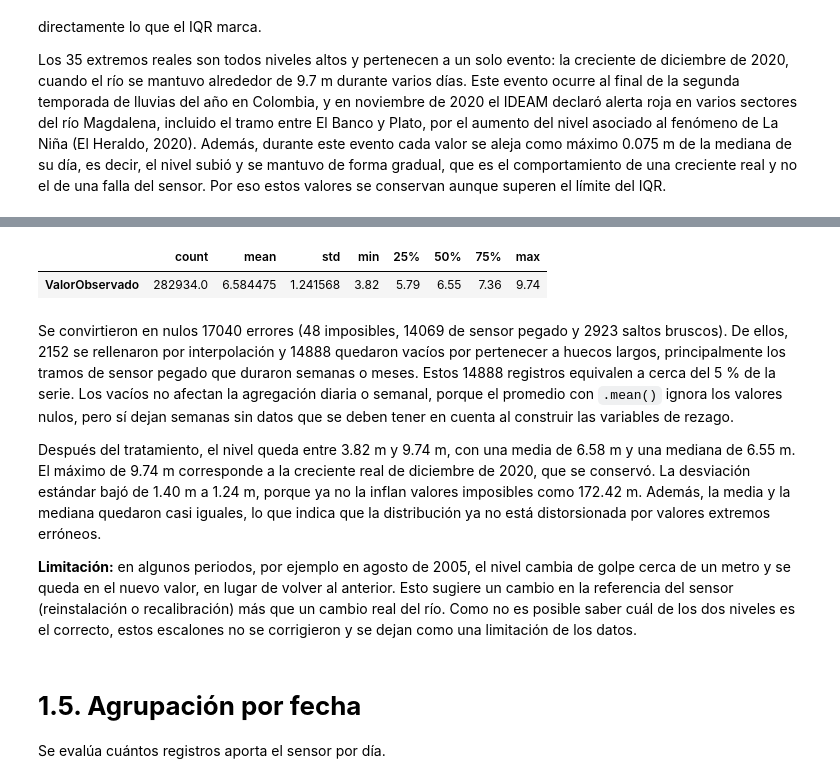
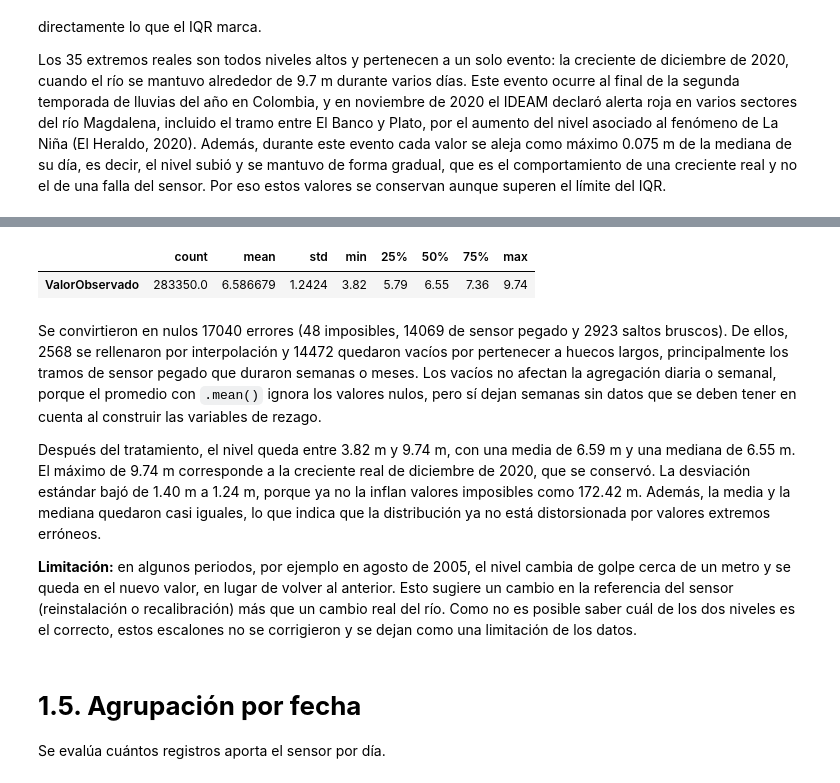
Before and after one commit to AlfonsoMSDL/Proyecto-Aprendizaje-Supervizado-IA, a Jupyter notebook: PromedioNivelMax.ipynb, the cells around one changed output, grey strips where cells are left out. Drawn from its saved outputs; the diff is of its cells as text; code cells hidden in the pictures.

Commit message:
Arreglando tratamiento datos atípicos

```diff
--- a/PromedioNivelMax.ipynb
+++ b/PromedioNivelMax.ipynb
@@ -229,13 +254,10 @@ Por esta razón, en vez de eliminar todo lo que el IQR marca, cada registro se c
 ### **Regla 1: valores físicamente imposibles**
 Un nivel por debajo de 1 m significa que el sensor no registró bien la medición, ya que el río no baja a ese nivel en este punto. Los valores por encima del límite físico máximo corresponden a errores de transmisión.
 # %%
-# Regla 1: valores físicamente imposibles
-# Un nivel por debajo de 1 m no es posible en este punto del río, y valores
-# muy por encima del máximo plausible son errores de transmisión.
-LIMITE_FISICO_MIN = 1.0   # metros. Hay un salto de 0.3 m a 2.4 m en los valores más bajos
-LIMITE_FISICO_MAX = 15.0  # metros. Hay un salto de 10.64 m a 15.36 m en los valores más altos
+LIMITE_FISICO_MIN = 1.0
+LIMITE_FISICO_MAX = 15.0
 
-df["imposible"] = (df["ValorObservado"] < LIMITE_FISICO_MIN) | (df["ValorObservado"] >= LIMITE_FISICO_MAX)
+df["imposible"] = (df["ValorObservado"] < LIMITE_FISICO_MIN) | (df["ValorObservado"] > LIMITE_FISICO_MAX)
 
 print(f"Registros con valores imposibles: {df['imposible'].sum()}")
 imposibles = df.loc[df["imposible"], ["FechaObservacion", "ValorObservado"]]
@@ -427,7 +515,7 @@ Si un registro cumple varias reglas a la vez, se le asigna una sola categoría c
 # Clasificación final de cada registro (si cumple varias reglas, gana la de más abajo)
 df["tipo_atipico"] = "normal"
 df.loc[df["fuera_iqr"], "tipo_atipico"] = "extremo_real"
-df.loc[df["pico"], "tipo_atipico"] = "error_pico"
+df.loc[df["pico"], "tipo_atipico"] = "error_salto_brusco"
 df.loc[df["pegado"], "tipo_atipico"] = "error_sensor_pegado"
 df.loc[df["imposible"], "tipo_atipico"] = "error_imposible"
 
@@ -576,20 +690,19 @@ El límite se mide en tiempo y no en número de filas porque el sensor no siempr
 # Se guarda una copia con la clasificación por si se necesita más adelante
 df_clasificado = df.copy()
 
-# 1. Los errores se convierten en nulos. Los extremos reales NO se tocan
+# Los errores se convierten en nulos. Los extremos reales NO se tocan
 es_error = df["tipo_atipico"].str.startswith("error")
 df["ValorObservado"] = df["ValorObservado"].mask(es_error)
 print(f"Errores convertidos en nulos: {es_error.sum()}")
 
-# 2. Interpolación solo en huecos cortos, medidos en TIEMPO y no en número de filas,
-#    porque el sensor a veces mide cada hora y a veces cada 10 minutos
-MAX_HUECO = pd.Timedelta(hours=4)
+# Interpolación solo en huecos cortos, medidos en TIEMPO y no en número de filas
+MAX_HUECO = pd.Timedelta(hours=6)
 
 serie = df.set_index("FechaObservacion")["ValorObservado"]
 es_nulo = serie.isna()
 tiempos = serie.index.to_series()
-anterior_valido = tiempos.where(~es_nulo).ffill()   # fecha del último dato bueno antes del hueco
-siguiente_valido = tiempos.where(~es_nulo).bfill()  # fecha del primer dato bueno después del hueco
+anterior_valido = tiempos.where(~es_nulo).ffill()
+siguiente_valido = tiempos.where(~es_nulo).bfill()
 duracion_hueco = siguiente_valido - anterior_valido
 
 rellenable = es_nulo & (duracion_hueco <= MAX_HUECO)
@@ -599,7 +712,7 @@ df["ValorObservado"] = serie.where(~rellenable, interpolada).to_numpy()
 print(f"Nulos rellenados por interpolación (huecos de hasta {MAX_HUECO}): {rellenable.sum()}")
 print(f"Nulos que quedan (huecos largos, se dejan vacíos): {df['ValorObservado'].isna().sum()}")
 
-# 3. Se dejan solo las dos columnas originales para los pasos siguientes
+# Se dejan solo las dos columnas originales para los pasos siguientes
 df = df[["FechaObservacion", "ValorObservado"]]
 display(df["ValorObservado"].describe().to_frame().T)
 # %% [output]
@@ -609,9 +722,9 @@ Nulos que quedan (huecos largos, se dejan vacíos): 14888
 |  | count | mean | std | min | 25% | 50% | 75% | max |
-| ValorObservado | 282934.0 | 6.584475 | 1.241568 | 3.82 | 5.79 | 6.55 | 7.36 | 9.74 |
+| ValorObservado | 283350.0 | 6.586679 | 1.2424 | 3.82 | 5.79 | 6.55 | 7.36 | 9.74 |
 # %% [markdown]
-Se convirtieron en nulos 17040 errores (48 imposibles, 14069 de sensor pegado y 2923 saltos bruscos). De ellos, 2152 se rellenaron por interpolación y 14888 quedaron vacíos por pertenecer a huecos largos, principalmente los tramos de sensor pegado que duraron semanas o meses. Estos 14888 registros equivalen a cerca del 5 % de la serie. Los vacíos no afectan la agregación diaria o semanal, porque el promedio con `.mean()` ignora los valores nulos, pero sí dejan semanas sin datos que se deben tener en cuenta al construir las variables de rezago.
+Se convirtieron en nulos 17040 errores (48 imposibles, 14069 de sensor pegado y 2923 saltos bruscos). De ellos, 2568 se rellenaron por interpolación y 14472 quedaron vacíos por pertenecer a huecos largos, principalmente los tramos de sensor pegado que duraron semanas o meses. Los vacíos no afectan la agregación diaria o semanal, porque el promedio con `.mean()` ignora los valores nulos, pero sí dejan semanas sin datos que se deben tener en cuenta al construir las variables de rezago.
 
-Después del tratamiento, el nivel queda entre 3.82 m y 9.74 m, con una media de 6.58 m y una mediana de 6.55 m. El máximo de 9.74 m corresponde a la creciente real de diciembre de 2020, que se conservó. La desviación estándar bajó de 1.40 m a 1.24 m, porque ya no la inflan valores imposibles como 172.42 m. Además, la media y la mediana quedaron casi iguales, lo que indica que la distribución ya no está distorsionada por valores extremos erróneos.
+Después del tratamiento, el nivel queda entre 3.82 m y 9.74 m, con una media de 6.59 m y una mediana de 6.55 m. El máximo de 9.74 m corresponde a la creciente real de diciembre de 2020, que se conservó. La desviación estándar bajó de 1.40 m a 1.24 m, porque ya no la inflan valores imposibles como 172.42 m. Además, la media y la mediana quedaron casi iguales, lo que indica que la distribución ya no está distorsionada por valores extremos erróneos.
 
 **Limitación:** en algunos periodos, por ejemplo en agosto de 2005, el nivel cambia de golpe cerca de un metro y se queda en el nuevo valor, en lugar de volver al anterior. Esto sugiere un cambio en la referencia del sensor (reinstalación o recalibración) más que un cambio real del río. Como no es posible saber cuál de los dos niveles es el correcto, estos escalones no se corrigieron y se dejan como una limitación de los datos.
 # %% [markdown]
```
Also changed, not shown: parts of 21 cells of this notebook.
